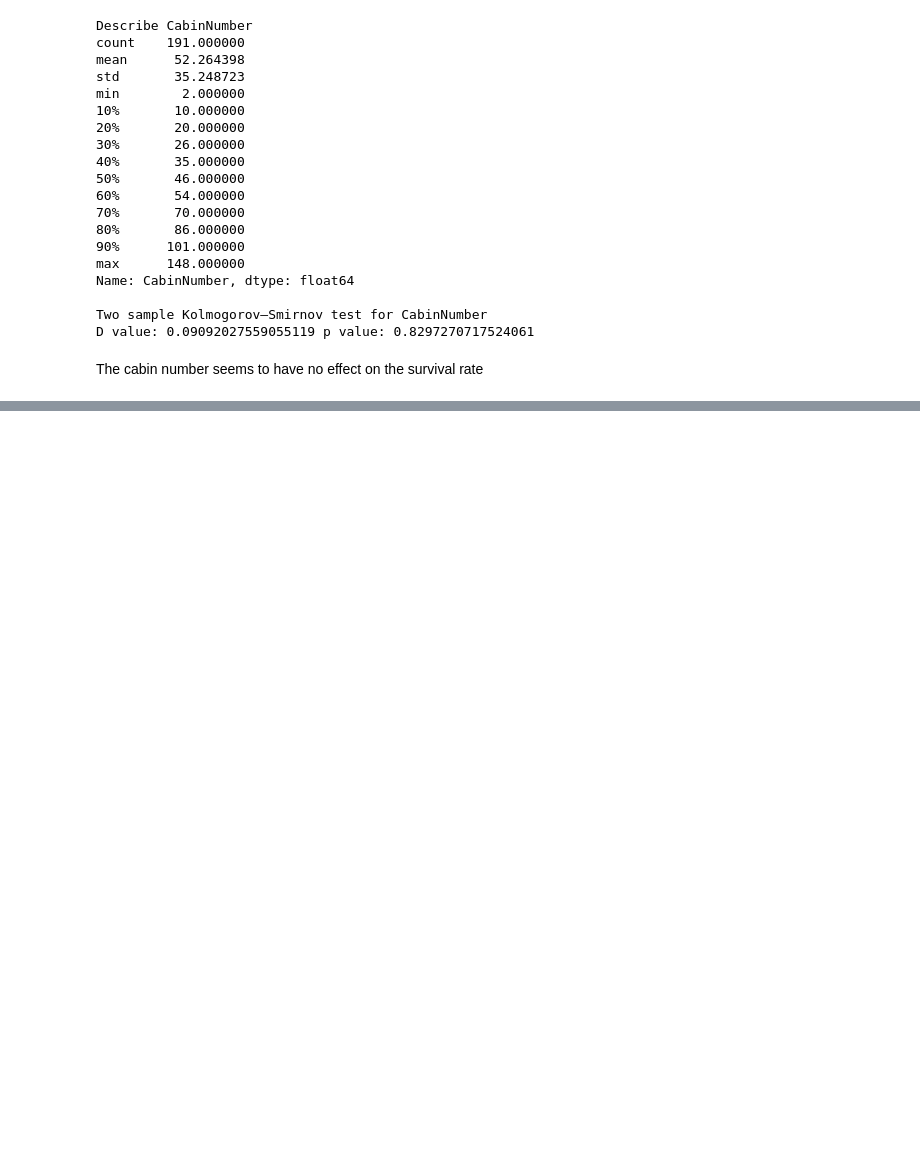
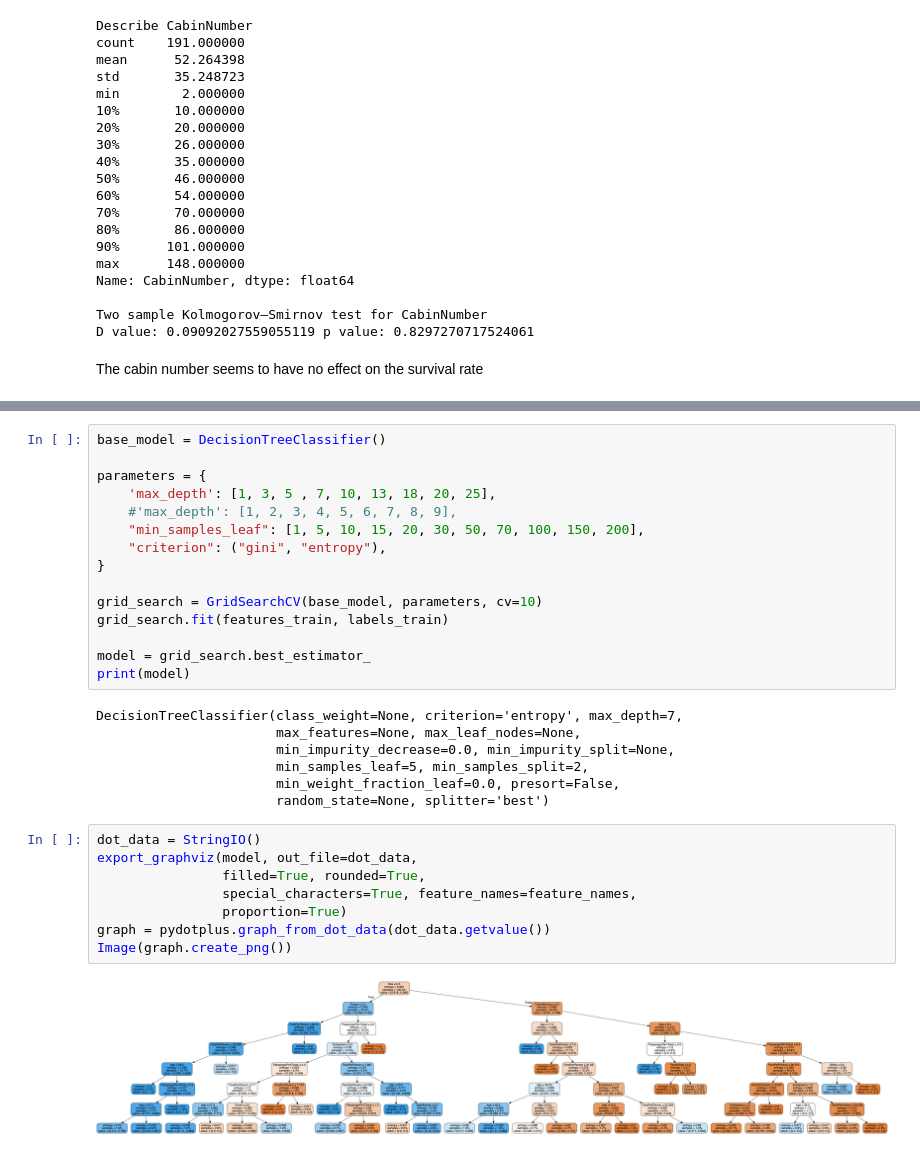
Before and after one commit to gergelyBognar/titanic, a Jupyter notebook: titanic.ipynb, the cells around one changed output, grey strips where cells are left out. Drawn from its saved outputs; the diff is of its cells as text; blank space fills up the shorter version.

```diff
--- a/titanic.ipynb
+++ b/titanic.ipynb
@@ -649 +692,33 @@ The cabin number seems to have no effect on the survival rate
+# %%
+base_model = DecisionTreeClassifier()
+
+parameters = {
+    'max_depth': [1, 3, 5 , 7, 10, 13, 18, 20, 25],
+    #'max_depth': [1, 2, 3, 4, 5, 6, 7, 8, 9],
+    "min_samples_leaf": [1, 5, 10, 15, 20, 30, 50, 70, 100, 150, 200],
+    "criterion": ("gini", "entropy"),
+}
+
+grid_search = GridSearchCV(base_model, parameters, cv=10)
+grid_search.fit(features_train, labels_train)
+
+model = grid_search.best_estimator_
+print(model)
+# %% [output]
+DecisionTreeClassifier(class_weight=None, criterion='entropy', max_depth=7,
+                       max_features=None, max_leaf_nodes=None,
+                       min_impurity_decrease=0.0, min_impurity_split=None,
+                       min_samples_leaf=5, min_samples_split=2,
+                       min_weight_fraction_leaf=0.0, presort=False,
+                       random_state=None, splitter='best')
+# %%
+dot_data = StringIO()
+export_graphviz(model, out_file=dot_data,
+                filled=True, rounded=True,
+                special_characters=True, feature_names=feature_names,
+                proportion=True)
+graph = pydotplus.graph_from_dot_data(dot_data.getvalue())
+Image(graph.create_png())
+# %% [output]
+[figure, added]
 # %% [markdown]
```
Also changed, not shown: parts of 9 cells of this notebook.
